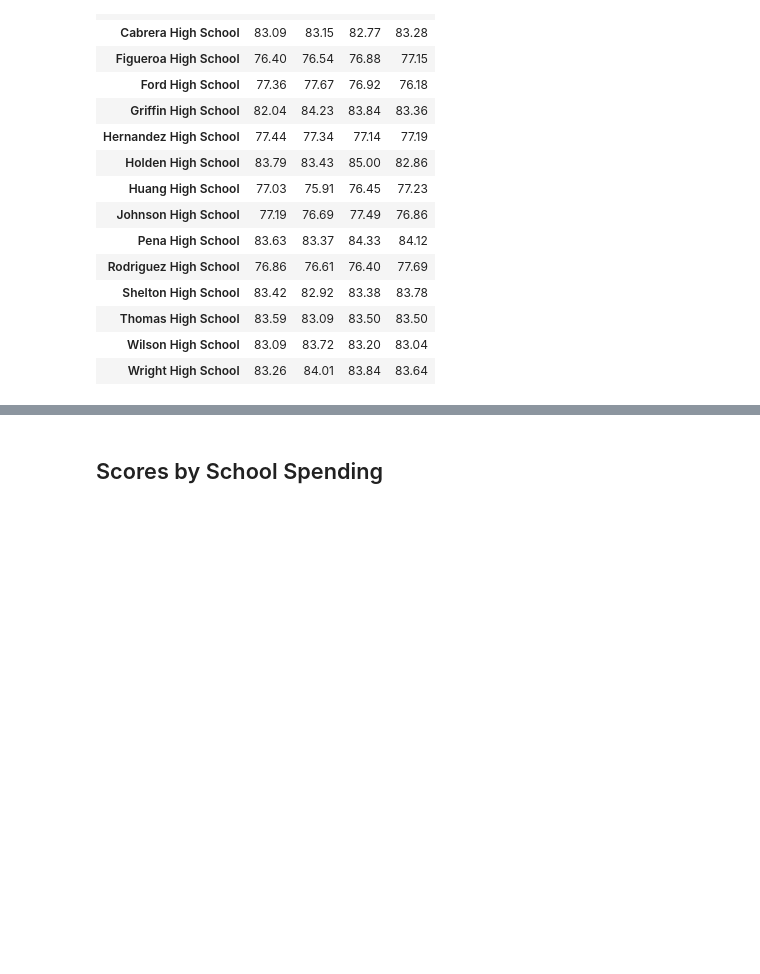
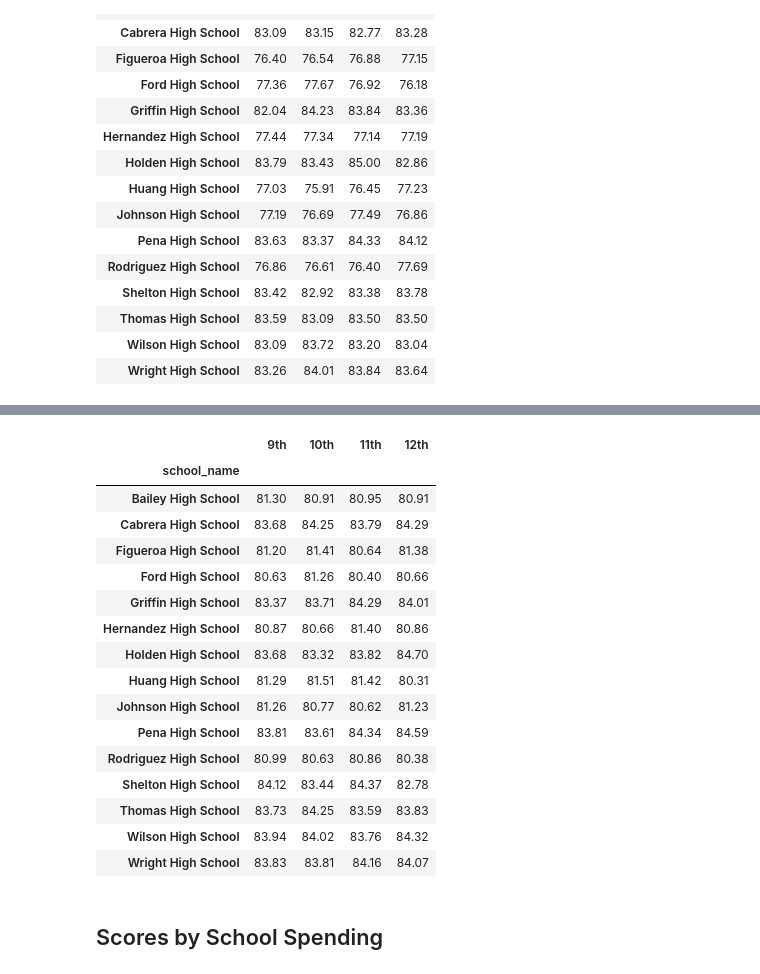
Before and after one commit to drjulie2105/pandas-challenge, a Jupyter notebook: PyCitySchools/PyCitySchools_starter.ipynb, the cells around one changed output, grey strips where cells are left out. Cells and saved outputs as stored; diff of their text form; code cells hidden in the pictures; blank space fills up the shorter version.

Commit message:
Updated through Reading by Grade and cleaned up code

```diff
--- a/PyCitySchools/PyCitySchools_starter.ipynb
+++ b/PyCitySchools/PyCitySchools_starter.ipynb
@@ -592,3 +266,43 @@ math_by_grade
+# %%
+ninth_reading=school_data_complete.loc[school_data_complete["grade"]=="9th"].groupby("school_name")["reading_score"].mean()
+# %%
+tenth_reading=school_data_complete.loc[school_data_complete["grade"]=="10th"].groupby("school_name")["reading_score"].mean()
+# %%
+eleventh_reading=school_data_complete.loc[school_data_complete["grade"]=="11th"].groupby("school_name")["reading_score"].mean()
+# %%
+twelfth_reading=school_data_complete.loc[school_data_complete["grade"]=="12th"].groupby("school_name")["reading_score"].mean()
+# %%
+reading_by_grade=pd.DataFrame({"9th":ninth_reading,
+                            "10th":tenth_reading,
+                            "11th":eleventh_reading,
+                            "12th": twelfth_reading})
+
+
+
+reading_by_grade["9th"]=reading_by_grade["9th"].map("{:.2f}".format)
+reading_by_grade["10th"]=reading_by_grade["10th"].map("{:.2f}".format)
+reading_by_grade["11th"]=reading_by_grade["11th"].map("{:.2f}".format)
+reading_by_grade["12th"]=reading_by_grade["12th"].map("{:.2f}".format)
+
+reading_by_grade
+# %% [output]
+|  | 9th | 10th | 11th | 12th |
+| school_name |  |  |  |  |
+| Bailey High School | 81.30 | 80.91 | 80.95 | 80.91 |
+| Cabrera High School | 83.68 | 84.25 | 83.79 | 84.29 |
+| Figueroa High School | 81.20 | 81.41 | 80.64 | 81.38 |
+| Ford High School | 80.63 | 81.26 | 80.40 | 80.66 |
+| Griffin High School | 83.37 | 83.71 | 84.29 | 84.01 |
+| Hernandez High School | 80.87 | 80.66 | 81.40 | 80.86 |
+| Holden High School | 83.68 | 83.32 | 83.82 | 84.70 |
+| Huang High School | 81.29 | 81.51 | 81.42 | 80.31 |
+| Johnson High School | 81.26 | 80.77 | 80.62 | 81.23 |
+| Pena High School | 83.81 | 83.61 | 84.34 | 84.59 |
+| Rodriguez High School | 80.99 | 80.63 | 80.86 | 80.38 |
+| Shelton High School | 84.12 | 83.44 | 84.37 | 82.78 |
+| Thomas High School | 83.73 | 84.25 | 83.59 | 83.83 |
+| Wilson High School | 83.94 | 84.02 | 83.76 | 84.32 |
+| Wright High School | 83.83 | 83.81 | 84.16 | 84.07 |
 # %% [markdown]
 ## Scores by School Spending
 # %% [markdown]
```
Also changed, not shown: parts of 19 cells of this notebook.
